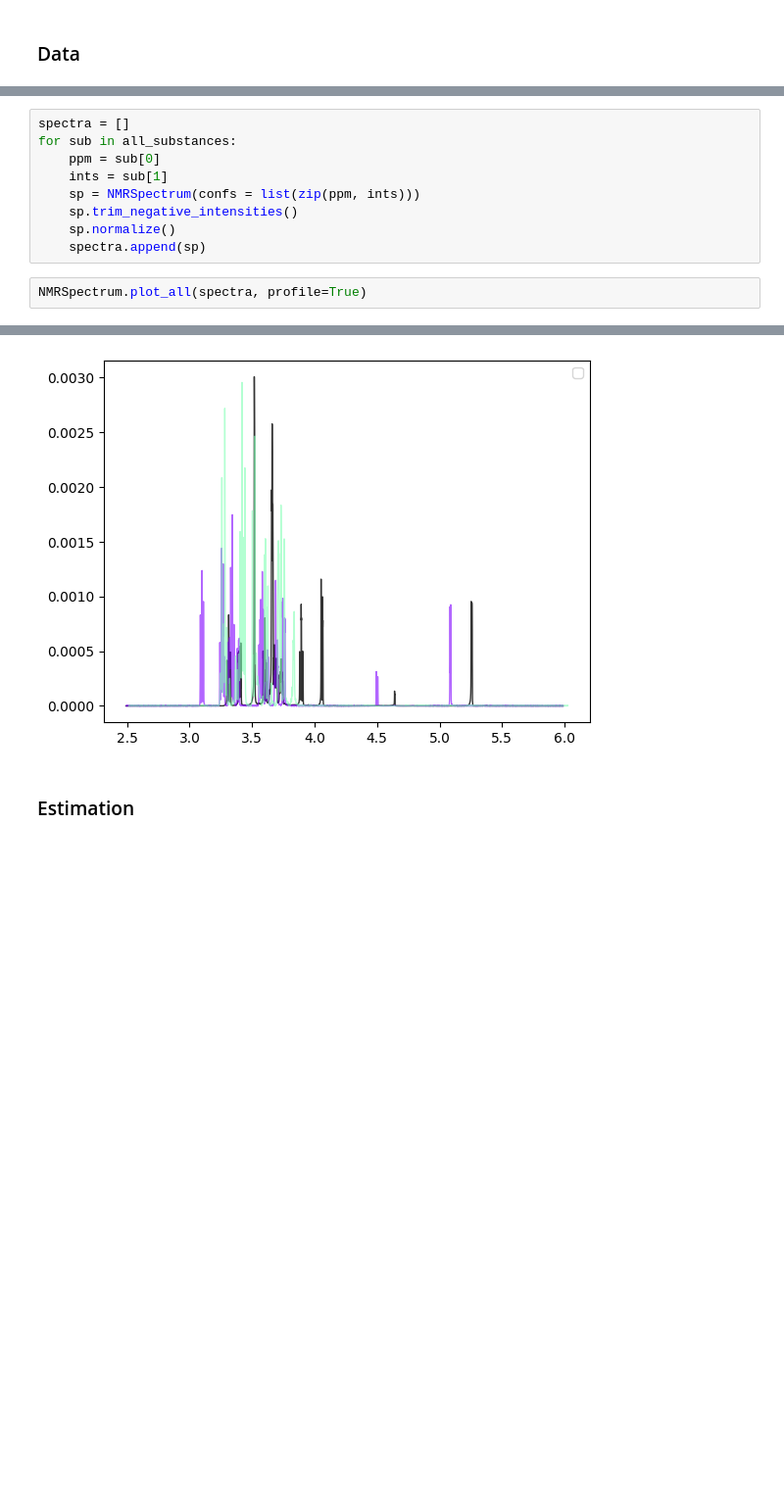
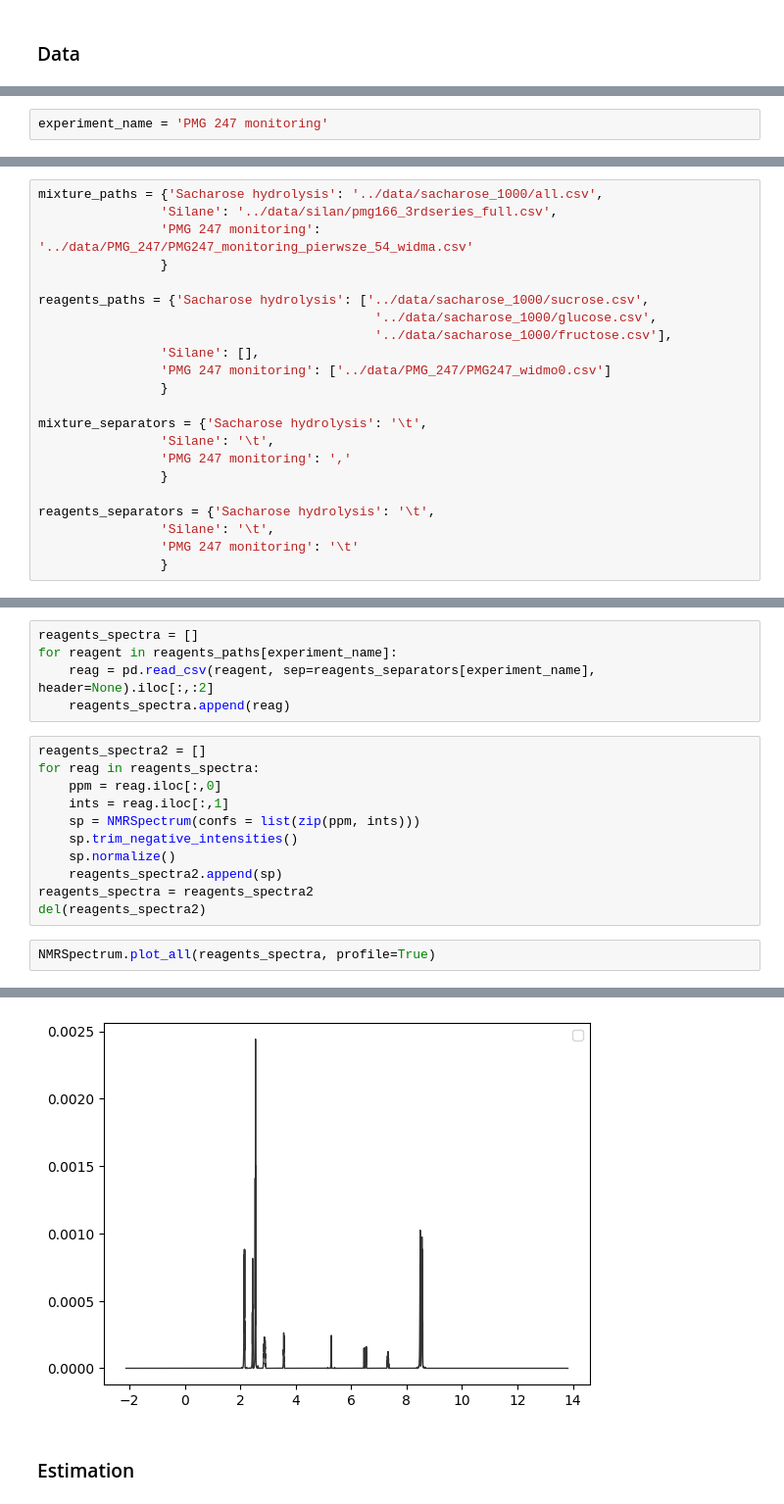
Before and after one commit to BDomzal/magnetstein_x_chemical_reactions, a Jupyter notebook: notebooks/PMG_247_comparing_with_first_known_substrats.ipynb, the cells around one changed output, grey strips where cells are left out. Shown at 98% size. Cells and saved outputs as stored; diff of their text form; blank space fills up the shorter version.

```diff
--- a/notebooks/PMG_247_comparing_with_first_known_substrats.ipynb
+++ b/notebooks/PMG_247_comparing_with_first_known_substrats.ipynb
@@ -20,0 +17,2 @@ data = pd.read_csv('../data/sacharose_1000/all.csv', sep = '\t').iloc[:,:-1]
+# %%
+experiment_name = 'PMG 247 monitoring'
@@ -20,0 +23,22 @@ data = pd.read_csv('../data/sacharose_1000/all.csv', sep = '\t').iloc[:,:-1]
+# %%
+mixture_paths = {'Sacharose hydrolysis': '../data/sacharose_1000/all.csv',
+                'Silane': '../data/silan/pmg166_3rdseries_full.csv',
+                'PMG 247 monitoring': '../data/PMG_247/PMG247_monitoring_pierwsze_54_widma.csv'
+                }
+
+reagents_paths = {'Sacharose hydrolysis': ['../data/sacharose_1000/sucrose.csv',
+                                            '../data/sacharose_1000/glucose.csv',
+                                            '../data/sacharose_1000/fructose.csv'],
+                'Silane': [],
+                'PMG 247 monitoring': ['../data/PMG_247/PMG247_widmo0.csv']
+                }
+
+mixture_separators = {'Sacharose hydrolysis': '\t',
+                'Silane': '\t',
+                'PMG 247 monitoring': ','
+                }
+
+reagents_separators = {'Sacharose hydrolysis': '\t',
+                'Silane': '\t',
+                'PMG 247 monitoring': '\t'
+                }
@@ -37,17 +62,24 @@ all_substances = [sacharose, glucose, fructose]
+# %%
+reagents_spectra = []
+for reagent in reagents_paths[experiment_name]:
+    reag = pd.read_csv(reagent, sep=reagents_separators[experiment_name], header=None).iloc[:,:2]
+    reagents_spectra.append(reag)
 # %%
-spectra = []
-for sub in all_substances:
-    ppm = sub[0]
-    ints = sub[1]
+reagents_spectra2 = []
+for reag in reagents_spectra:
+    ppm = reag.iloc[:,0]
+    ints = reag.iloc[:,1]
     sp = NMRSpectrum(confs = list(zip(ppm, ints)))
     sp.trim_negative_intensities()
     sp.normalize()
-    spectra.append(sp)
+    reagents_spectra2.append(sp)
+reagents_spectra = reagents_spectra2
+del(reagents_spectra2)
 # %%
-NMRSpectrum.plot_all(spectra, profile=True)
+NMRSpectrum.plot_all(reagents_spectra, profile=True)
 # %% [output]
 No artists with labels found to put in legend.  Note that artists whose label start with an underscore are ignored when legend() is called with no argument.
-[figure, old version]
+[figure, new version]
 # %% [markdown]
 ### Estimation
 # %%
```
Also changed, not shown: parts of 23 cells of this notebook, 32 other files.
